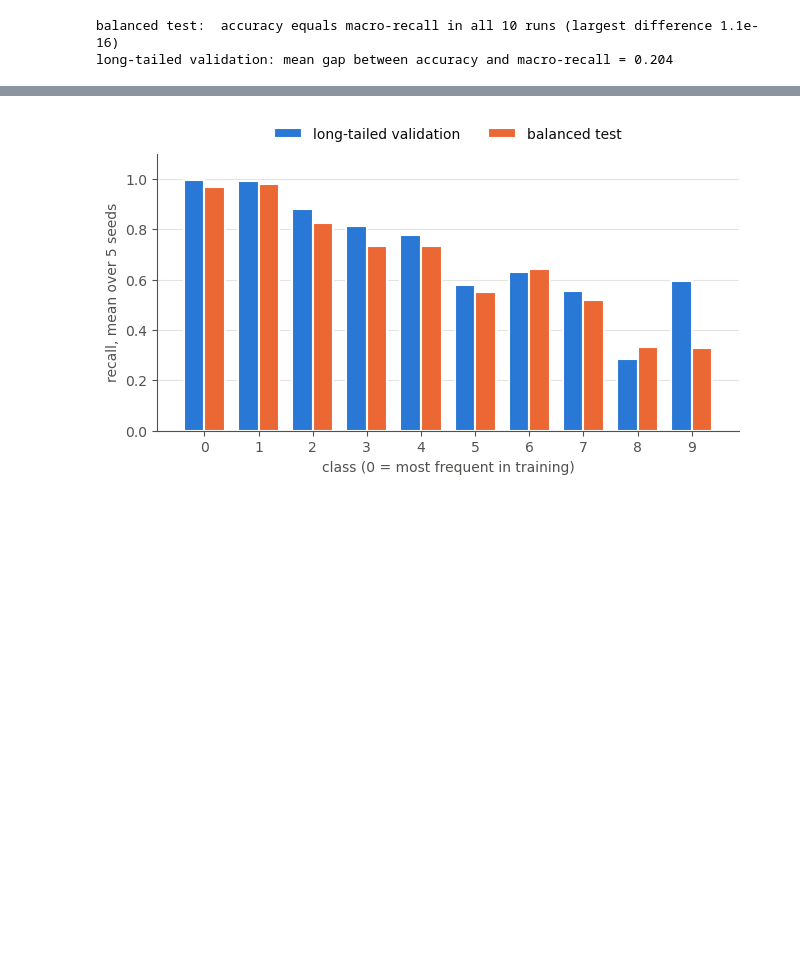
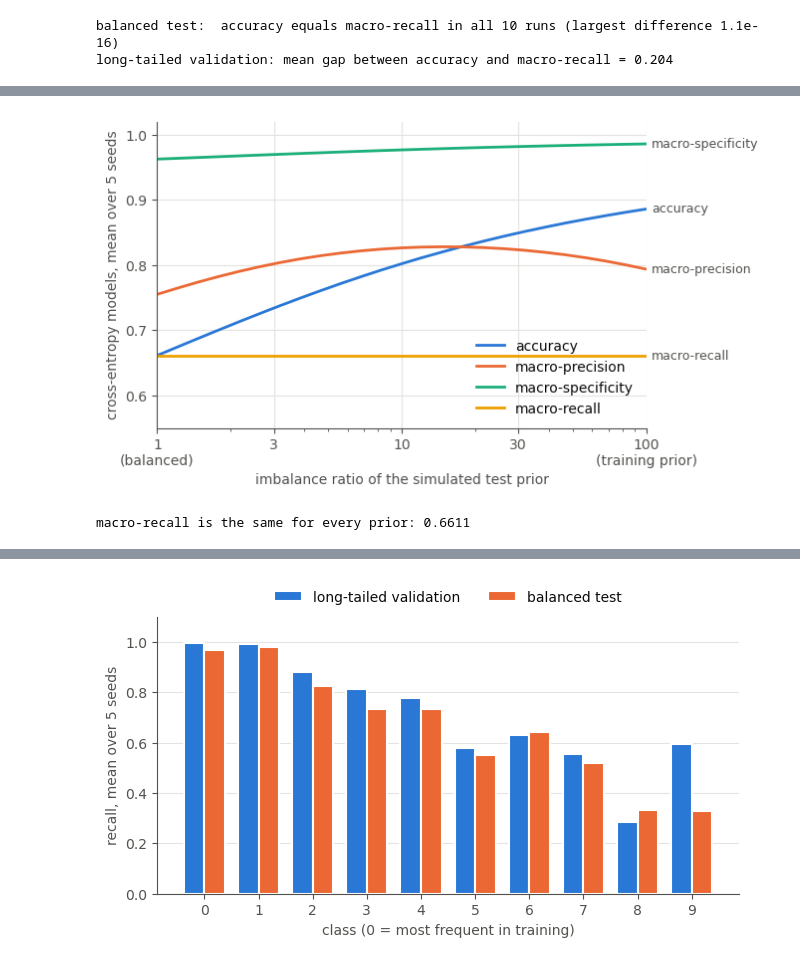
Before and after one commit to rcprati/aggmetrics, a Jupyter notebook: examples/notebooks/06_long_tail_images.ipynb, the cells around one changed output, grey strips where cells are left out. Saved outputs shown, nothing was run; the diff lists cells and outputs as text; code cells hidden in the pictures; blank space fills up the shorter version.

```diff
--- a/examples/notebooks/06_long_tail_images.ipynb
+++ b/examples/notebooks/06_long_tail_images.ipynb
@@ -54,8 +55,11 @@ z = np.load(source)
 
 loss, seed, y_test = z["loss"], z["seed"], z["y_test"].astype(int)
 
+def run_index(name, s):
+    return int(np.flatnonzero((loss == name) & (seed == s))[0])
+
 def im_of(name, s, split):
-    i = np.flatnonzero((loss == name) & (seed == s))[0]
+    i = run_index(name, s)
     y = y_test if split == "test" else z["y_val"][i].astype(int)
     return IndicatorMatrix(y, z["pred_" + split][i].astype(int), task="multiclass", n_classes=10)
 
@@ -128,0 +175,42 @@ Recall per class, averaged over the five seeds of the cross-entropy models:
+# %%
+rhos = np.geomspace(1, 100, 25)
+
+def sweep(name):
+    out = {m: [] for m in ("accuracy", "macro-recall", "macro-precision", "macro-specificity")}
+    for rho in rhos:
+        pi = geometric_prior(rho)
+        per_seed = {m: [] for m in out}
+        for s in range(5):
+            C = test_confusion(name, s)
+            per_seed["accuracy"].append(reweighted_accuracy(C, pi))
+            per_seed["macro-recall"].append(reweighted_macro(C, pi, "recall"))
+            per_seed["macro-precision"].append(reweighted_macro(C, pi, "precision"))
+            per_seed["macro-specificity"].append(reweighted_macro(C, pi, "specificity"))
+        for m in out:
+            out[m].append(np.mean(per_seed[m]))
+    return pd.DataFrame(out, index=rhos)
+
+sweeps = {name: sweep(name) for name in ("ce", "logit_adj")}
+
+fig, ax = plt.subplots(figsize=(7.5, 4))
+ce_sweep = sweeps["ce"]
+for column, color in (("accuracy", BLUE), ("macro-precision", ORANGE),
+                      ("macro-specificity", AQUA), ("macro-recall", YELLOW)):
+    ax.plot(rhos, ce_sweep[column], color=color, label=column)
+    ax.text(rhos[-1] * 1.05, ce_sweep[column].iloc[-1], column, color=INK2, va="center", fontsize=9)
+ax.set_xscale("log")
+ax.set_xticks([1, 3, 10, 30, 100])
+ax.set_xticklabels(["1\n(balanced)", "3", "10", "30", "100\n(training prior)"])
+ax.set_xlim(1, 100)
+ax.set_ylim(0.55, 1.02)
+ax.set_xlabel("imbalance ratio of the simulated test prior")
+ax.set_ylabel("cross-entropy models, mean over 5 seeds")
+ax.legend(frameon=False, loc="lower right")
+fig.subplots_adjust(right=0.78)
+plt.show()
+
+assert np.allclose(ce_sweep["macro-recall"], ce_sweep["macro-recall"].iloc[0], atol=1e-12)
+print("macro-recall is the same for every prior:", round(float(ce_sweep["macro-recall"].iloc[0]), 4))
+# %% [output]
+[figure, added]
+macro-recall is the same for every prior: 0.6611
```
Also changed, not shown: parts of 29 cells of this notebook.
